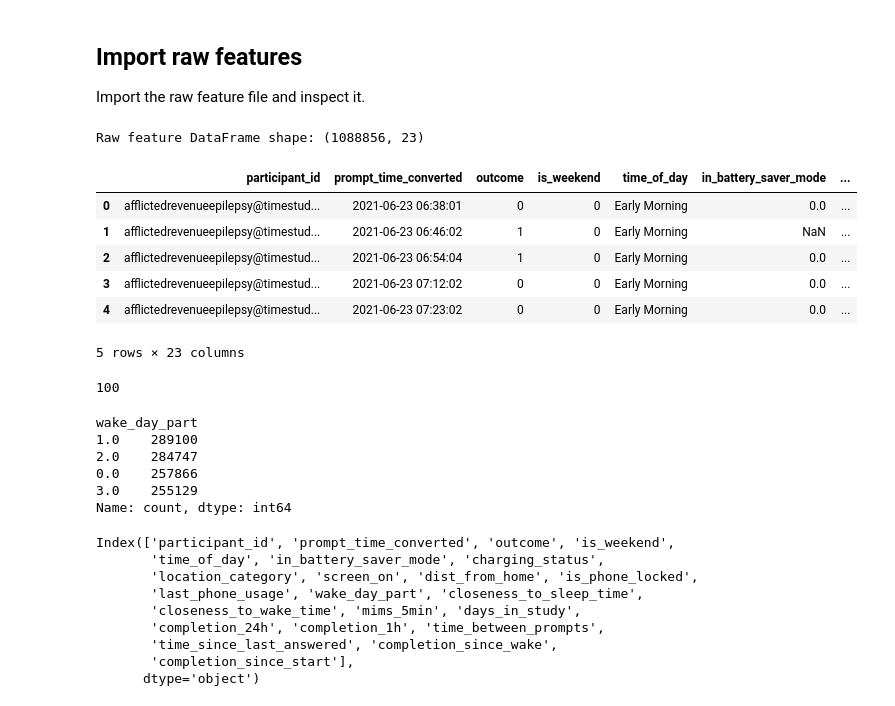
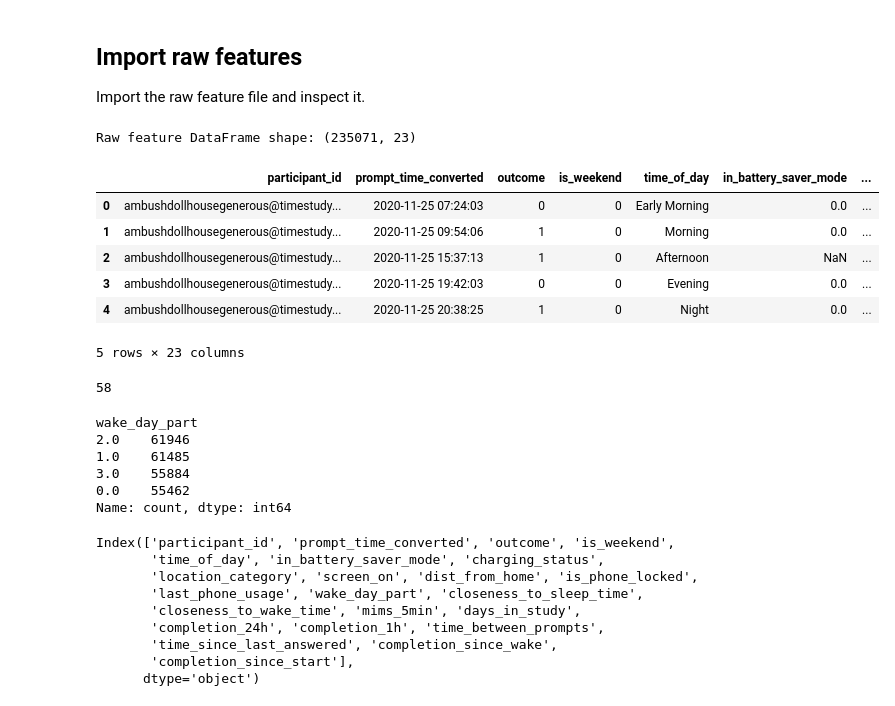
Before and after one commit to adityaponnada/real_time_prompting, a Jupyter notebook: feature_selection_normalization.ipynb, the cells around one changed output. Cells and saved outputs as stored; diff of their text form; code cells hidden in the pictures.

Commit message:
Prep features for withdrew dataset

```diff
--- a/feature_selection_normalization.ipynb
+++ b/feature_selection_normalization.ipynb
@@ -20,31 +20,32 @@ Import the raw feature file and inspect it.
 # %%
 # Read the raw feature CSV file into a pandas DataFrame
 ## for raw_features, use this path: /Users/adityaponnada/Downloads/time_study_data/raw_features_rnn.csv
 ## for heldout data features, use this path: /Users/adityaponnada/Downloads/time_study_data/heldout_raw_features.csv
-raw_feature_df = pd.read_csv("/Users/adityaponnada/Downloads/time_study_data/raw_features_rnn.csv")
+## for withdrew data features, use this path: /Users/adityaponnada/Downloads/time_study_data/withdrew_raw_features.csv
+raw_feature_df = pd.read_csv("/Users/adityaponnada/Downloads/time_study_data/withdrew_raw_features.csv")
 print(f"Raw feature DataFrame shape: {raw_feature_df.shape}")
 raw_feature_df.head()
 # %% [output]
-Raw feature DataFrame shape: (1088856, 23)
+Raw feature DataFrame shape: (235071, 23)
 |  | participant_id | prompt_time_converted | outcome | is_weekend | time_of_day | in_battery_saver_mode | ... |
-| 0 | afflictedrevenueepilepsy@timestud... | 2021-06-23 06:38:01 | 0 | 0 | Early Morning | 0.0 | ... |
-| 1 | afflictedrevenueepilepsy@timestud... | 2021-06-23 06:46:02 | 1 | 0 | Early Morning | NaN | ... |
-| 2 | afflictedrevenueepilepsy@timestud... | 2021-06-23 06:54:04 | 1 | 0 | Early Morning | 0.0 | ... |
-| 3 | afflictedrevenueepilepsy@timestud... | 2021-06-23 07:12:02 | 0 | 0 | Early Morning | 0.0 | ... |
-| 4 | afflictedrevenueepilepsy@timestud... | 2021-06-23 07:23:02 | 0 | 0 | Early Morning | 0.0 | ... |
+| 0 | ambushdollhousegenerous@timestudy... | 2020-11-25 07:24:03 | 0 | 0 | Early Morning | 0.0 | ... |
+| 1 | ambushdollhousegenerous@timestudy... | 2020-11-25 09:54:06 | 1 | 0 | Morning | 0.0 | ... |
+| 2 | ambushdollhousegenerous@timestudy... | 2020-11-25 15:37:13 | 1 | 0 | Afternoon | NaN | ... |
+| 3 | ambushdollhousegenerous@timestudy... | 2020-11-25 19:42:03 | 0 | 0 | Evening | 0.0 | ... |
+| 4 | ambushdollhousegenerous@timestudy... | 2020-11-25 20:38:25 | 1 | 0 | Night | 0.0 | ... |
 5 rows × 23 columns
 # %%
 raw_feature_df['participant_id'].nunique()
 # %% [output]
-100
+58
 # %%
 raw_feature_df['wake_day_part'].value_counts()
 # %% [output]
 wake_day_part
-1.0    289100
-2.0    284747
-0.0    257866
-3.0    255129
+2.0    61946
+1.0    61485
+3.0    55884
+0.0    55462
 Name: count, dtype: int64
 # %%
 raw_feature_df.columns
```
Also changed, not shown: parts of 16 cells of this notebook.
